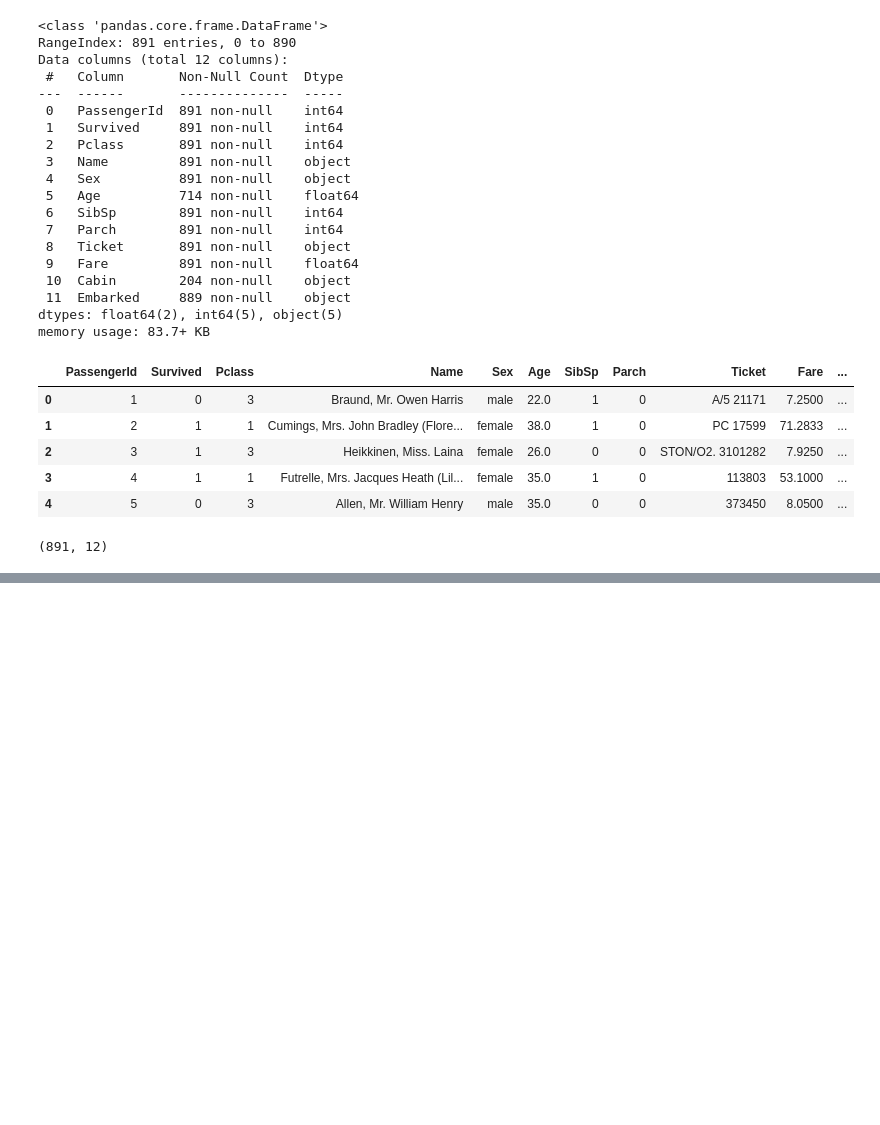
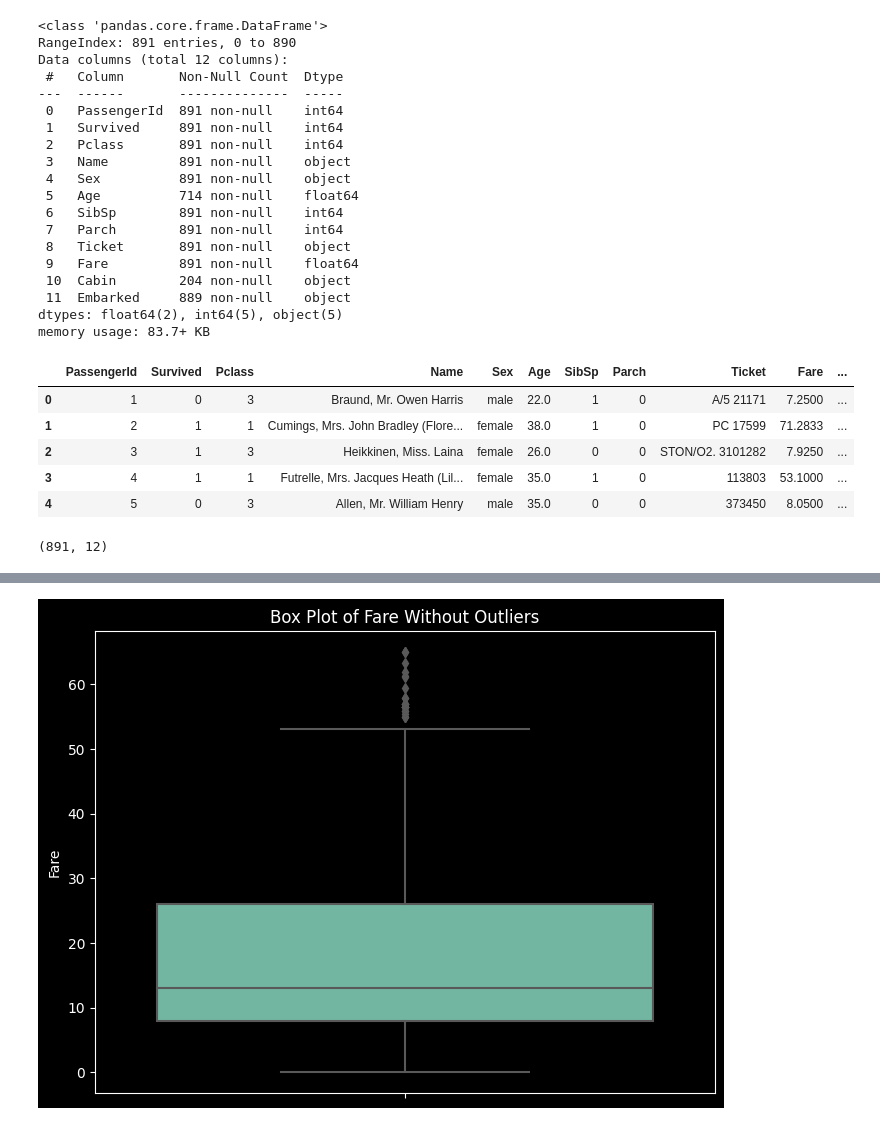
Before and after one commit to anirudhawagh/AWA, a Jupyter notebook: TechnohackTask1_byAniruddhawagh.ipynb, the cells around one changed output, grey strips where cells are left out. Drawn from its saved outputs; the diff is of its cells as text; code cells hidden in the pictures; blank space fills up the shorter version.

```diff
--- a/TechnohackTask1_byAniruddhawagh.ipynb
+++ b/TechnohackTask1_byAniruddhawagh.ipynb
@@ -85,0 +259,27 @@ ds.shape
+# %%
+import seaborn as sns
+import matplotlib.pyplot as plt
+
+# Define the column name
+column_name = "Fare"
+
+# Calculate the IQR (Interquartile Range) for the Fare column
+Q1 = ds[column_name].quantile(0.25)
+Q3 = ds[column_name].quantile(0.75)
+IQR = Q3 - Q1
+
+# Define the lower and upper bounds for outlier removal
+lower_bound = Q1 - (1.5 * IQR)
+upper_bound = Q3 + (1.5 * IQR)
+
+# Filter the dataset to exclude outliers from the Fare column
+ds_no_outliers = ds[(ds[column_name] >= lower_bound) & (ds[column_name] <= upper_bound)]
+
+# Create a box plot for Fare without outliers
+plt.figure(figsize=(8, 6))
+sns.boxplot(y=ds_no_outliers[column_name], orient="v", palette="Set2")  # Vertical box plot
+plt.title(f"Box Plot of {column_name} Without Outliers")
+plt.ylabel(column_name)
+plt.show()
+# %% [output]
+[figure, added]
```
Also changed, not shown: parts of 13 cells of this notebook.
